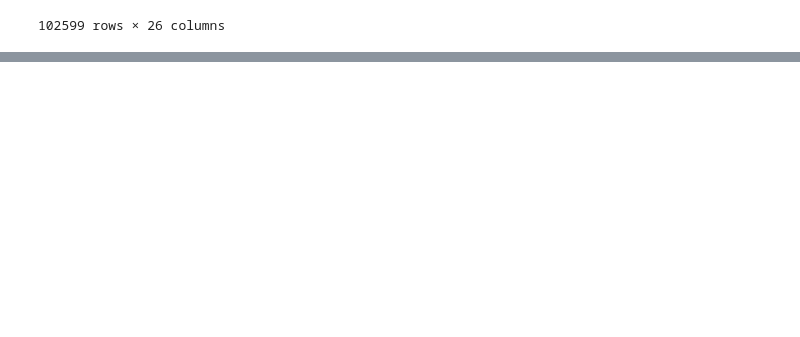
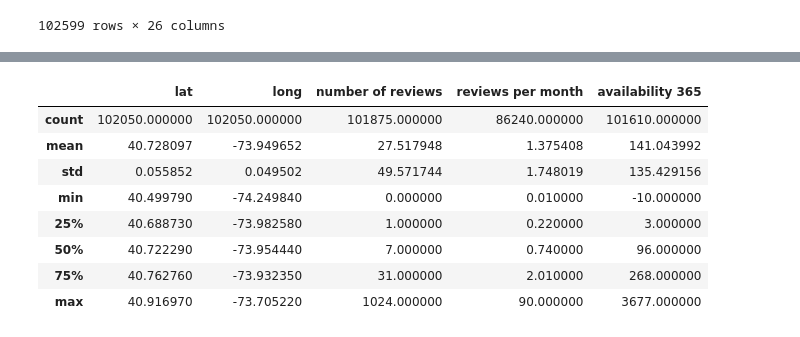
Before and after one commit to sophieHerstein/DataScience_Usecase, a Jupyter notebook: usecase.ipynb, the cells around one changed output, grey strips where cells are left out. Cells and saved outputs as stored; diff of their text form; code cells hidden in the pictures; blank space fills up the shorter version.

Commit message:
Data quality check/ Exploratory data analysis

```diff
--- a/usecase.ipynb
+++ b/usecase.ipynb
@@ -22,0 +52,2 @@ airbnb_data
+# %%
+airbnb_data = airbnb_data.drop_duplicates()
@@ -22,0 +56,20 @@ airbnb_data
+# %%
+airbnb_data = airbnb_data.drop(
+    ['NAME',
+     'id',
+     'host id',
+     'host_identity_verified',
+     'host name',
+     'country',
+     'country code',
+     'instant_bookable',
+     'cancellation_policy',
+     'Construction year',
+     'minimum nights',
+     'review rate number',
+     'calculated host listings count',
+     'house_rules',
+     'license',
+     'room type'], axis = 1)
+
+airbnb_data.info()
@@ -22,0 +94,12 @@ airbnb_data
+# %%
+airbnb_data.describe()
+# %% [output]
+|  | lat | long | number of reviews | reviews per month | availability 365 |
+| count | 102050.000000 | 102050.000000 | 101875.000000 | 86240.000000 | 101610.000000 |
+| mean | 40.728097 | -73.949652 | 27.517948 | 1.375408 | 141.043992 |
+| std | 0.055852 | 0.049502 | 49.571744 | 1.748019 | 135.429156 |
+| min | 40.499790 | -74.249840 | 0.000000 | 0.010000 | -10.000000 |
+| 25% | 40.688730 | -73.982580 | 1.000000 | 0.220000 | 3.000000 |
+| 50% | 40.722290 | -73.954440 | 7.000000 | 0.740000 | 96.000000 |
+| 75% | 40.762760 | -73.932350 | 31.000000 | 2.010000 | 268.000000 |
+| max | 40.916970 | -73.705220 | 1024.000000 | 90.000000 | 3677.000000 |
```
Also changed, not shown: parts of 54 cells of this notebook, 1 other file.
